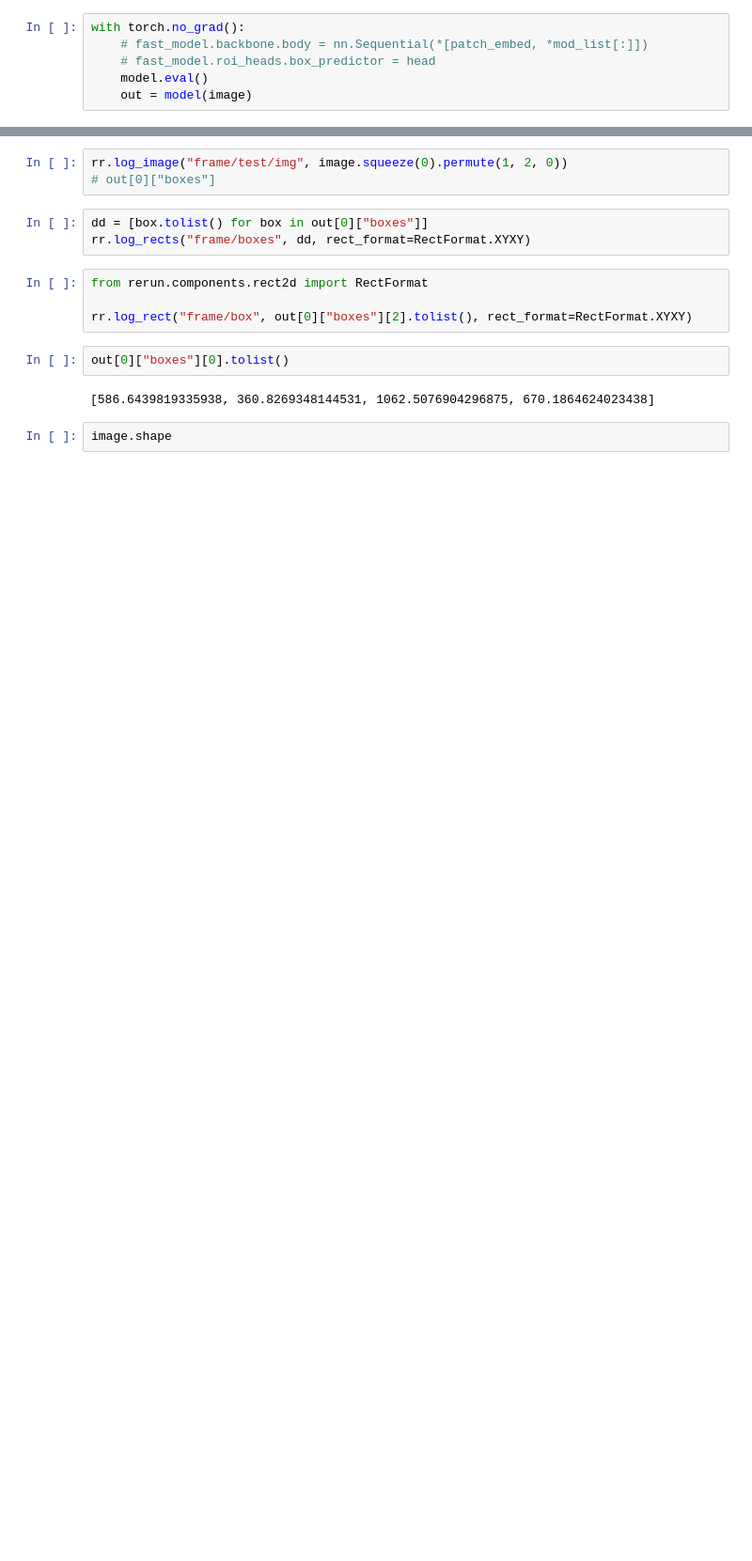
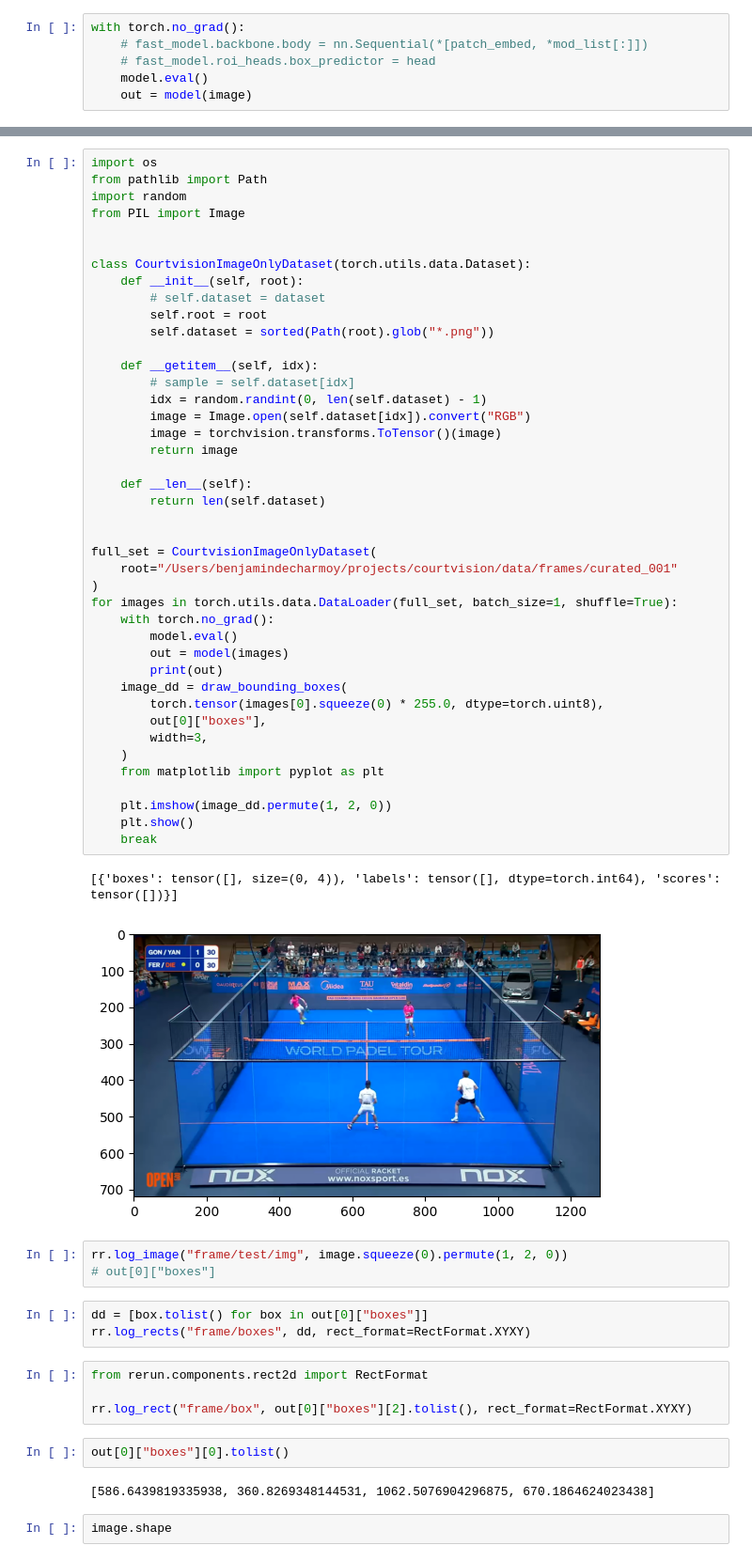
Before and after one commit to BenjaminDev/courtvision, a Jupyter notebook: notebooks/ball_tracker.ipynb, the cells around one changed output, grey strips where cells are left out. Shown at 94% size. Cells and saved outputs as stored; diff of their text form; blank space fills up the shorter version.

```diff
--- a/notebooks/ball_tracker.ipynb
+++ b/notebooks/ball_tracker.ipynb
@@ -126,3 +222,48 @@ rr.log_rigid3(entity_path="frame/test", parent_from_child=([0, 10, 0], [0, 111,
+# %%
+import os
+from pathlib import Path
+import random
+from PIL import Image
+
+
+class CourtvisionImageOnlyDataset(torch.utils.data.Dataset):
+    def __init__(self, root):
+        # self.dataset = dataset
+        self.root = root
+        self.dataset = sorted(Path(root).glob("*.png"))
+
+    def __getitem__(self, idx):
+        # sample = self.dataset[idx]
+        idx = random.randint(0, len(self.dataset) - 1)
+        image = Image.open(self.dataset[idx]).convert("RGB")
+        image = torchvision.transforms.ToTensor()(image)
+        return image
+
+    def __len__(self):
+        return len(self.dataset)
+
+
+full_set = CourtvisionImageOnlyDataset(
+    root="/Users/benjamindecharmoy/projects/courtvision/data/frames/curated_001"
+)
+for images in torch.utils.data.DataLoader(full_set, batch_size=1, shuffle=True):
+    with torch.no_grad():
+        model.eval()
+        out = model(images)
+        print(out)
+    image_dd = draw_bounding_boxes(
+        torch.tensor(images[0].squeeze(0) * 255.0, dtype=torch.uint8),
+        out[0]["boxes"],
+        width=3,
+    )
+    from matplotlib import pyplot as plt
+
+    plt.imshow(image_dd.permute(1, 2, 0))
+    plt.show()
+    break
+# %% [output]
+[{'boxes': tensor([], size=(0, 4)), 'labels': tensor([], dtype=torch.int64), 'scores': tensor([])}]
+[figure, added]
 # %%
 rr.log_image("frame/test/img", image.squeeze(0).permute(1, 2, 0))
 # out[0]["boxes"]
```
Also changed, not shown: parts of 22 cells of this notebook, 2 other files.
